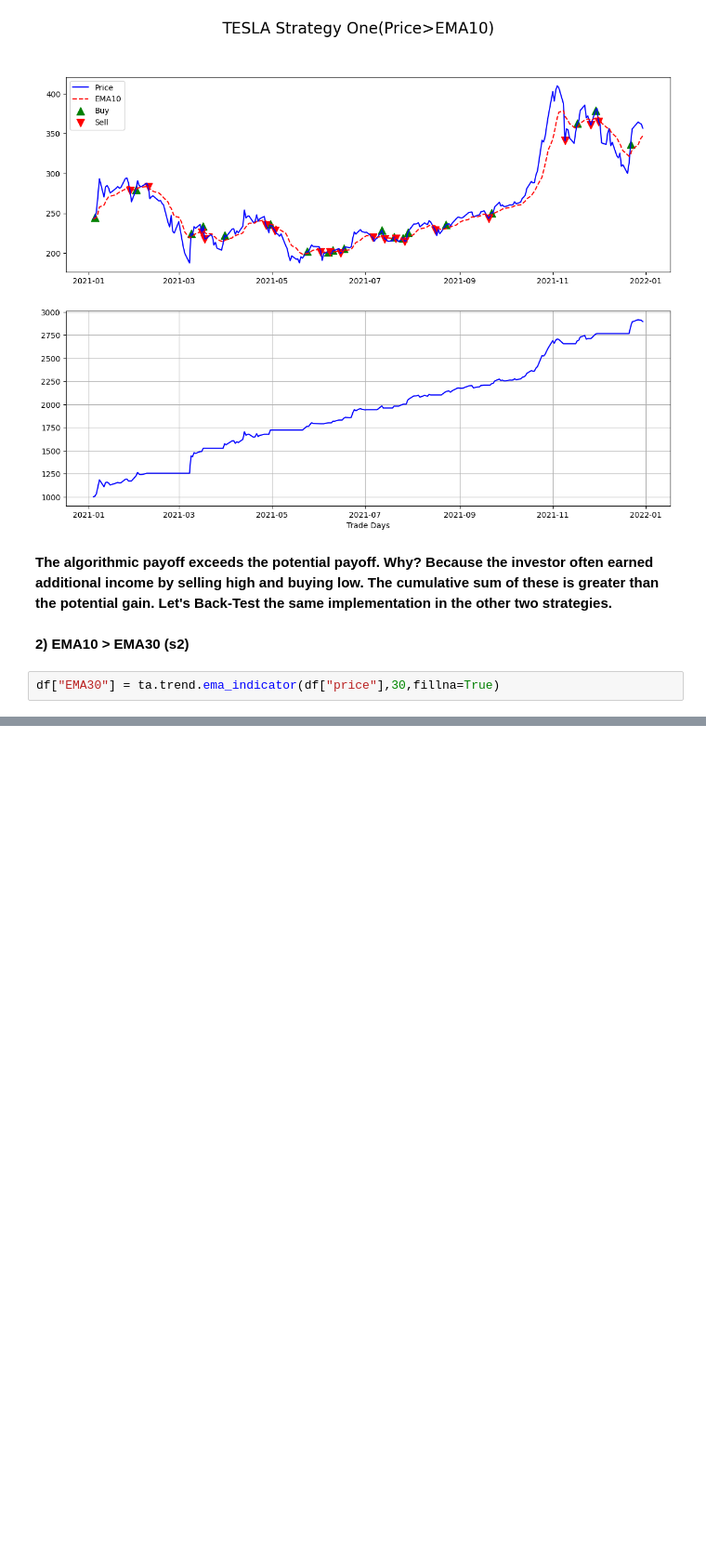
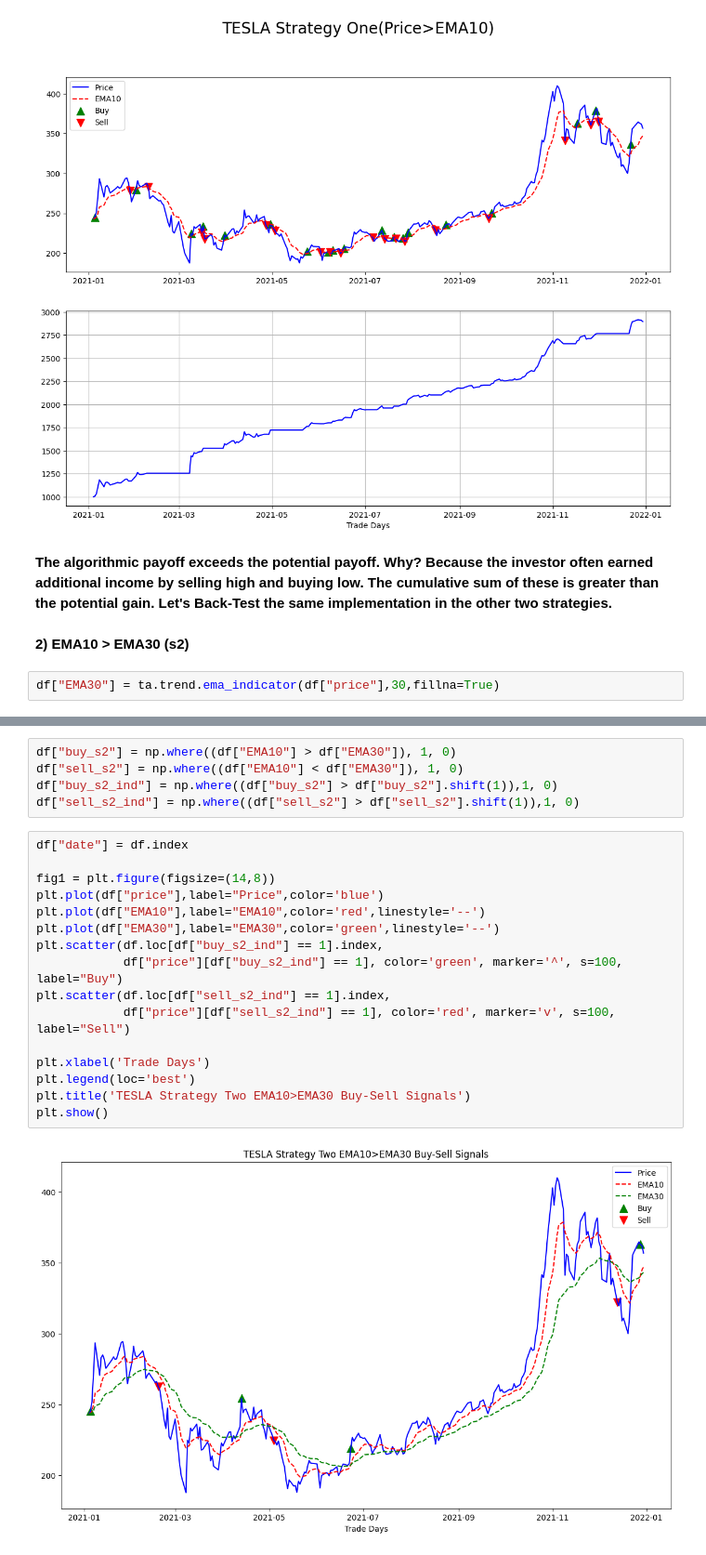
Before and after one commit to batuhanmtl/Time-Series-Analysis, a Jupyter notebook: Multivariate Regression/StockPricePrediction.ipynb, the cells around one changed output, grey strips where cells are left out. Shown at 93% size. Drawn from its saved outputs; the diff is of its cells as text; blank space fills up the shorter version.

```diff
--- a/Multivariate Regression/StockPricePrediction.ipynb
+++ b/Multivariate Regression/StockPricePrediction.ipynb
@@ -168,0 +179,23 @@ df["EMA30"] = ta.trend.ema_indicator(df["price"],30,fillna=True)
+# %%
+df["buy_s2"] = np.where((df["EMA10"] > df["EMA30"]), 1, 0)
+df["sell_s2"] = np.where((df["EMA10"] < df["EMA30"]), 1, 0)
+df["buy_s2_ind"] = np.where((df["buy_s2"] > df["buy_s2"].shift(1)),1, 0)
+df["sell_s2_ind"] = np.where((df["sell_s2"] > df["sell_s2"].shift(1)),1, 0)
+# %%
+df["date"] = df.index
+
+fig1 = plt.figure(figsize=(14,8))
+plt.plot(df["price"],label="Price",color='blue')
+plt.plot(df["EMA10"],label="EMA10",color='red',linestyle='--')
+plt.plot(df["EMA30"],label="EMA30",color='green',linestyle='--')
+plt.scatter(df.loc[df["buy_s2_ind"] == 1].index,
+            df["price"][df["buy_s2_ind"] == 1], color='green', marker='^', s=100, label="Buy")
+plt.scatter(df.loc[df["sell_s2_ind"] == 1].index,
+            df["price"][df["sell_s2_ind"] == 1], color='red', marker='v', s=100, label="Sell")
+
+plt.xlabel('Trade Days')
+plt.legend(loc='best')
+plt.title('TESLA Strategy Two EMA10>EMA30 Buy-Sell Signals')
+plt.show()
+# %% [output]
+[figure, added]
```
Also changed, not shown: parts of 1 cell of this notebook.
